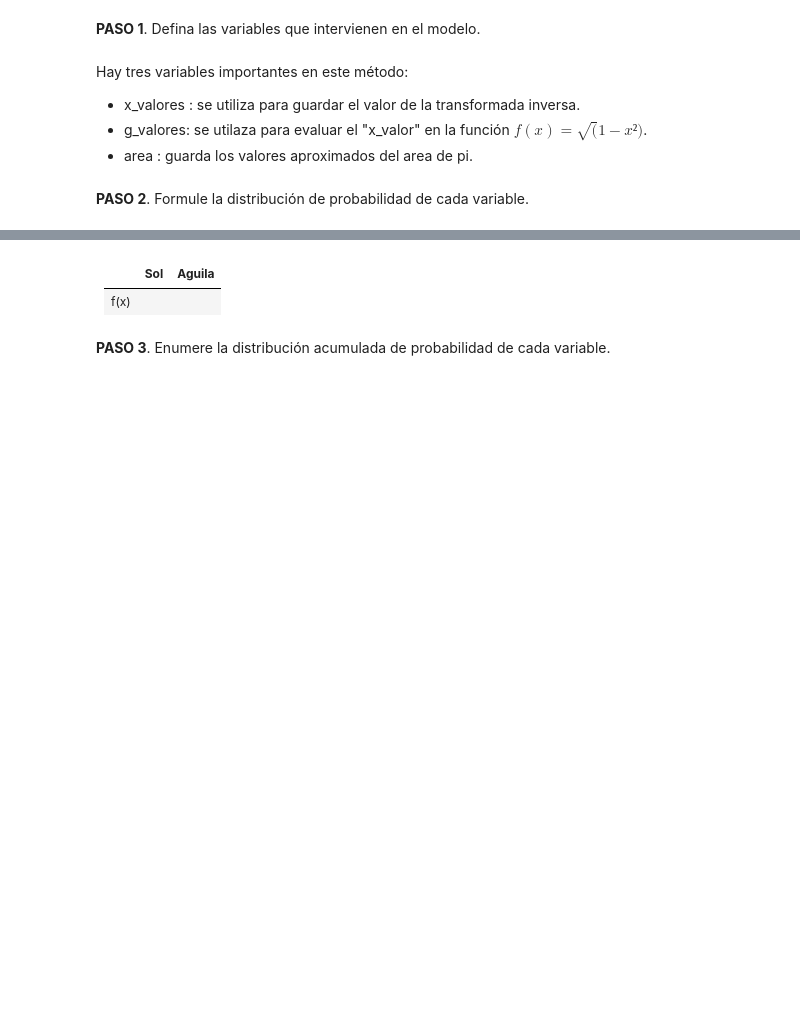
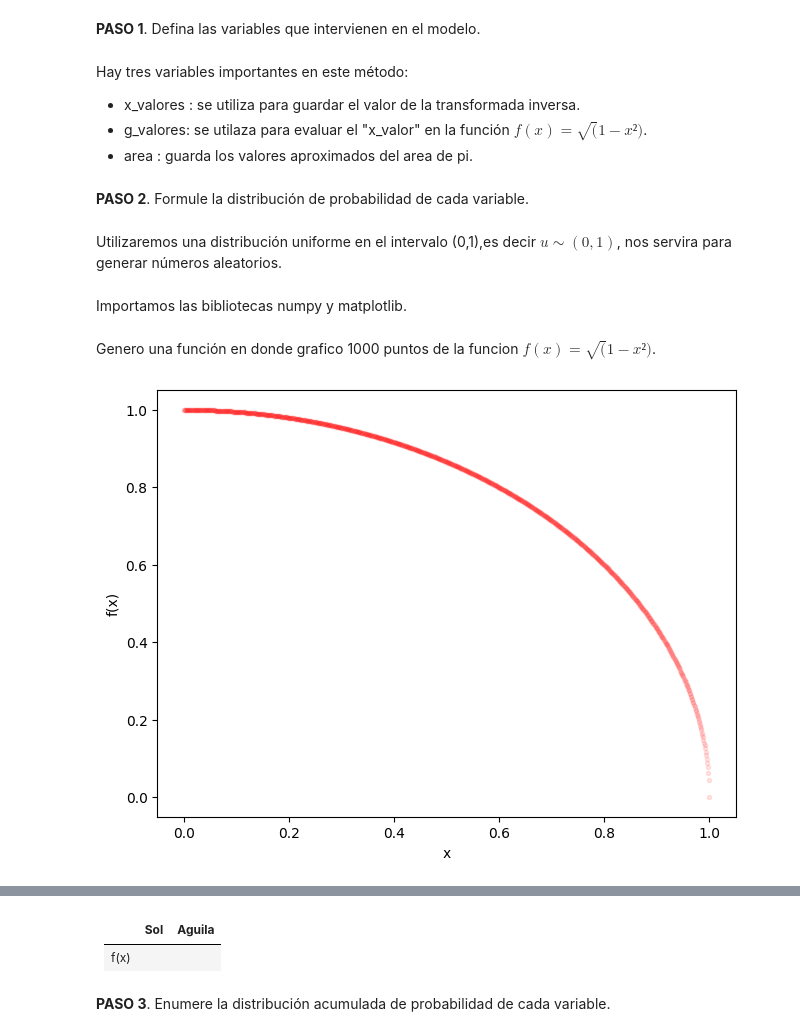
Before and after one commit to brianr-v/Simulacion2, a Jupyter notebook: Numero_Pi.ipynb, the cells around one changed output, grey strips where cells are left out. Cells and saved outputs as stored; diff of their text form; code cells hidden in the pictures; blank space fills up the shorter version.

```diff
--- a/Numero_Pi.ipynb
+++ b/Numero_Pi.ipynb
@@ -48,7 +48,9 @@ Hay tres variables importantes en este método:
  * x_valores : se utiliza para guardar el valor de la transformada inversa.
  * g_valores: se utilaza para evaluar el "x_valor" en la función $f(x)=\sqrt(1-x²)$.
  * area : guarda los valores aproximados del area de pi.
-# %%
-x_valores = 0
 # %% [markdown]
 **PASO 2**. Formule la distribución de probabilidad de cada variable.
+# %% [markdown]
+Utilizaremos una distribución uniforme en el intervalo (0,1),es decir $u\sim(0,1)$, nos servira para generar números aleatorios.
+# %% [markdown]
+Importamos las bibliotecas numpy y matplotlib.
@@ -54,0 +60,20 @@ x_valores = 0
+# %% [markdown]
+Genero una función en donde grafico 1000 puntos de la funcion $f(x)=\sqrt(1-x²)$.
+# %%
+def funcion_g(x):
+    # Define aquí la función g(X) que deseas evaluar
+    return np.sqrt(1 - x**2)
+
+def grafica_funcion(x_valores,g_valores):
+    plt.scatter(x_valores, g_valores, marker='.', alpha=0.1, color ='red')
+    plt.tight_layout()
+    plt.xlabel('x')
+    plt.ylabel('f(x)')
+    plt.show()
+
+# Grafiaca de la funcion a integrar
+x = np.linspace(0, 1, 1000)   # Genera 1000 puntos entre el 0 y el 1
+funcion = funcion_g(x)        # Llama a la función que evaluara los puntos "x"
+grafica_funcion(x,funcion)
+# %% [output]
+[figure, added]
```
Also changed, not shown: parts of 3 cells of this notebook.
